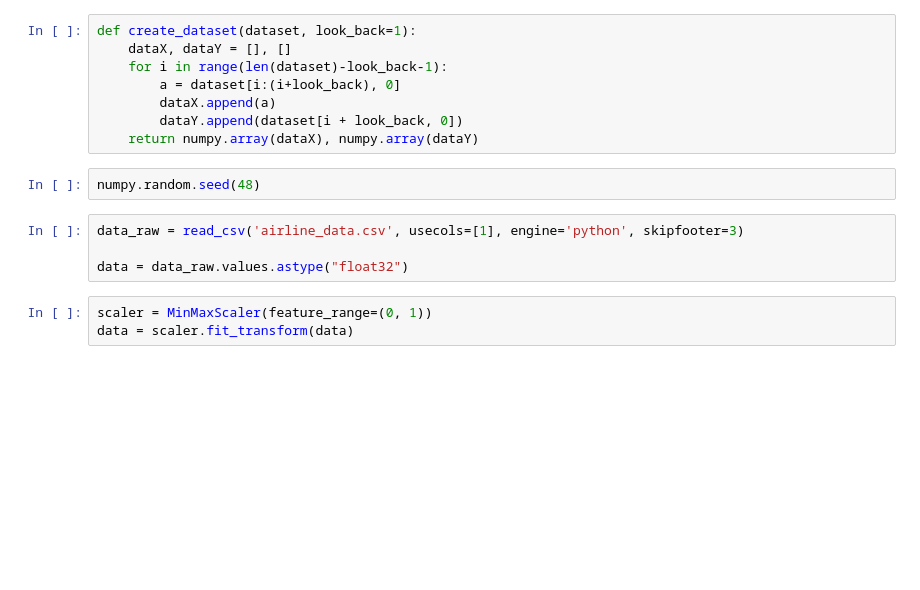
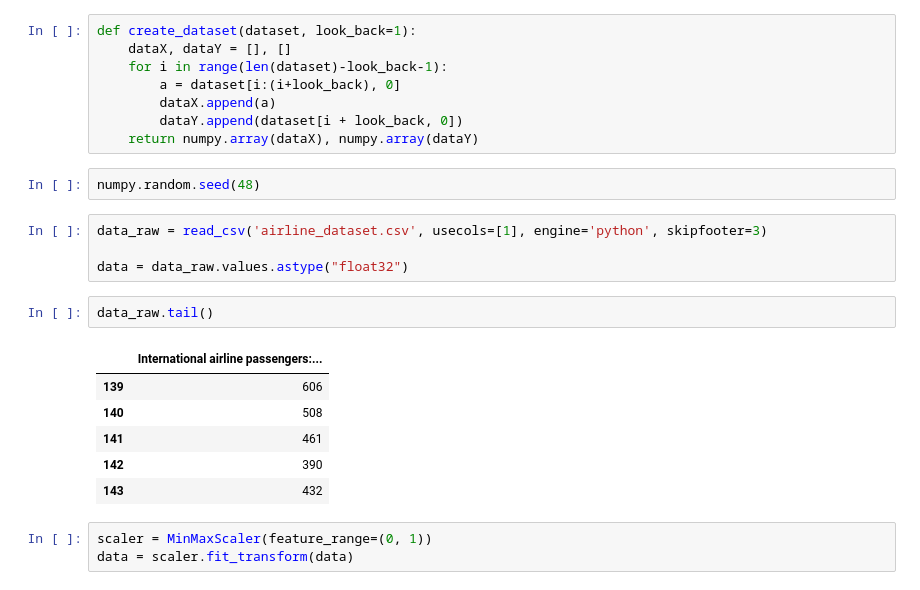
Before and after one commit to rklepov/hse-cs-ml-2018-2019, a Jupyter notebook: 05-NN/04-lstm/1- LSTM_exercise.ipynb, the cells around one changed output. Saved outputs shown, nothing was run; the diff lists cells and outputs as text; blank space fills up the shorter version.

```diff
--- a/05-NN/04-lstm/1- LSTM_exercise.ipynb
+++ b/05-NN/04-lstm/1- LSTM_exercise.ipynb
@@ -21,9 +26,18 @@ def create_dataset(dataset, look_back=1):
 # %%
 numpy.random.seed(48)
 # %%
-data_raw = read_csv('airline_data.csv', usecols=[1], engine='python', skipfooter=3)
+data_raw = read_csv('airline_dataset.csv', usecols=[1], engine='python', skipfooter=3)
 
 data = data_raw.values.astype("float32")
+# %%
+data_raw.tail()
+# %% [output]
+|  | International airline passengers:... |
+| 139 | 606 |
+| 140 | 508 |
+| 141 | 461 |
+| 142 | 390 |
+| 143 | 432 |
 # %%
 scaler = MinMaxScaler(feature_range=(0, 1))
 data = scaler.fit_transform(data)
```
Also changed, not shown: parts of 26 cells of this notebook, 1 other file.
